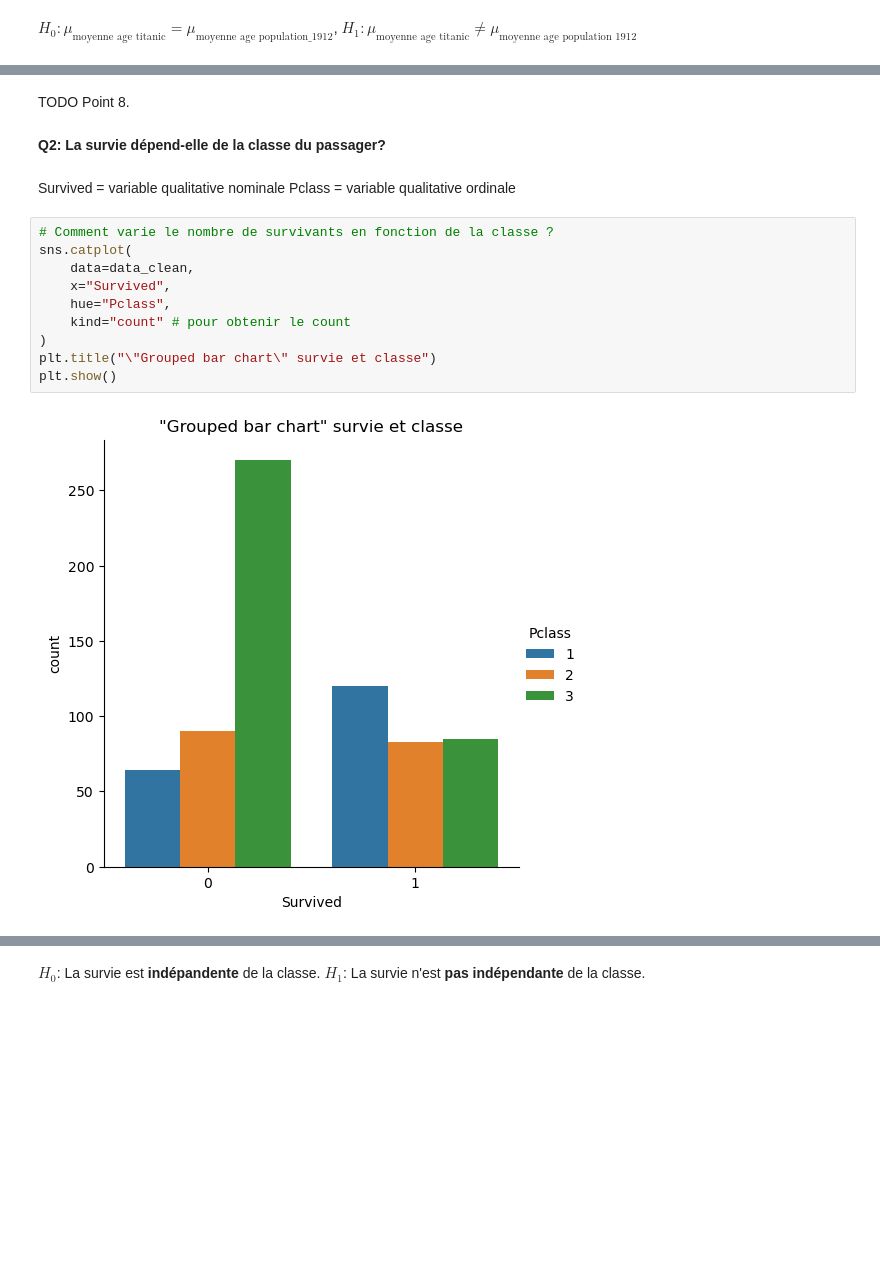
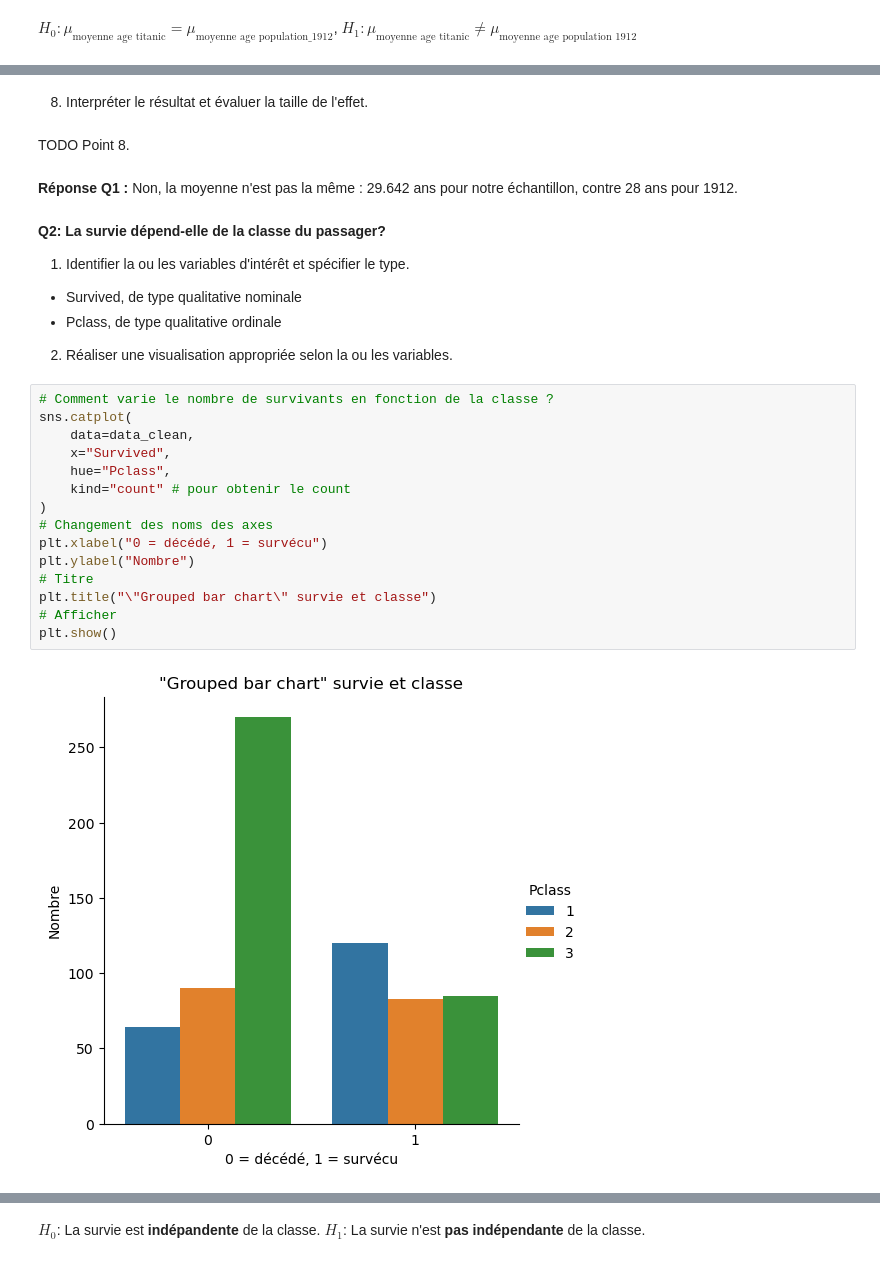
Before and after one commit to VictorFeller/Analyse-de-donn-es-Titanic, a Jupyter notebook: Projet.ipynb, the cells around one changed output, grey strips where cells are left out. Drawn from its saved outputs; the diff is of its cells as text; blank space fills up the shorter version.

```diff
--- a/Projet.ipynb
+++ b/Projet.ipynb
@@ -168,22 +188,35 @@ Avec un seuil alpha 0.05 on rejète l'hypothèse nulle car p-valeur < alpha.
+# %% [markdown]
+8. Interpréter le résultat et évaluer la taille de l'effet.
 # %% [markdown]
 TODO Point 8.
+# %% [markdown]
+**Réponse Q1 :** Non, la moyenne n'est pas la même : 29.642 ans pour notre échantillon, contre 28 ans pour 1912.
 # %% [markdown]
 **Q2: La survie dépend-elle de la classe du passager?**
+
+1. Identifier la ou les variables d'intérêt et spécifier le type.
+
+- Survived, de type qualitative nominale
+- Pclass, de type qualitative ordinale
+
+2. Réaliser une visualisation appropriée selon la ou les variables.
-# %% [markdown]
-Survived = variable qualitative nominale
-Pclass = variable qualitative ordinale
 # %%
 # Comment varie le nombre de survivants en fonction de la classe ?
 sns.catplot(
     data=data_clean,
     x="Survived",
     hue="Pclass",
     kind="count" # pour obtenir le count
 )
+# Changement des noms des axes
+plt.xlabel("0 = décédé, 1 = survécu")
+plt.ylabel("Nombre")
+# Titre
 plt.title("\"Grouped bar chart\" survie et classe")
+# Afficher
 plt.show()
 # %% [output]
-[figure, old version]
+[figure, new version]
 # %% [markdown]
 Ce chart nous permet de visualiser que dans la première classe (bleue), ~2x plus de passagers ont survécu.
 Le nombre de survivants est ~égal pour la deuxième classe.
```
Also changed, not shown: parts of 50 cells of this notebook.
